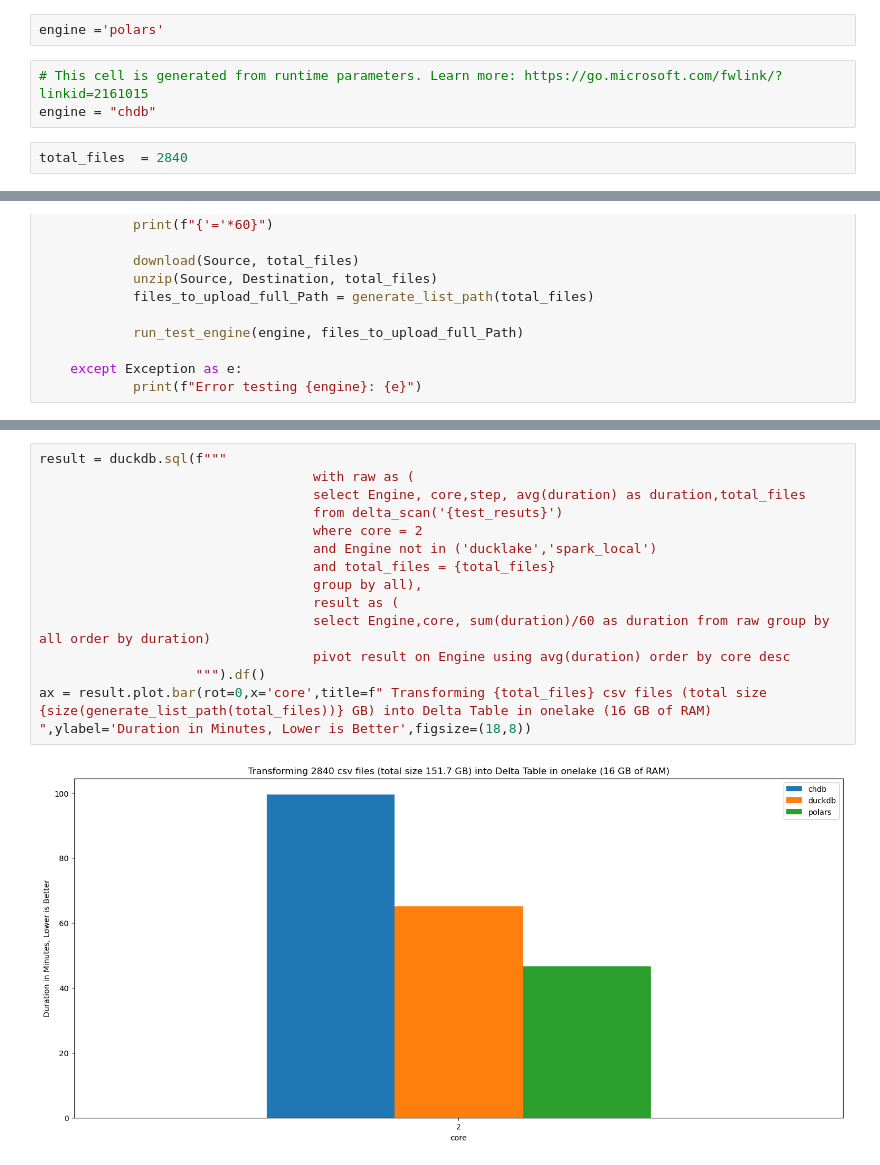
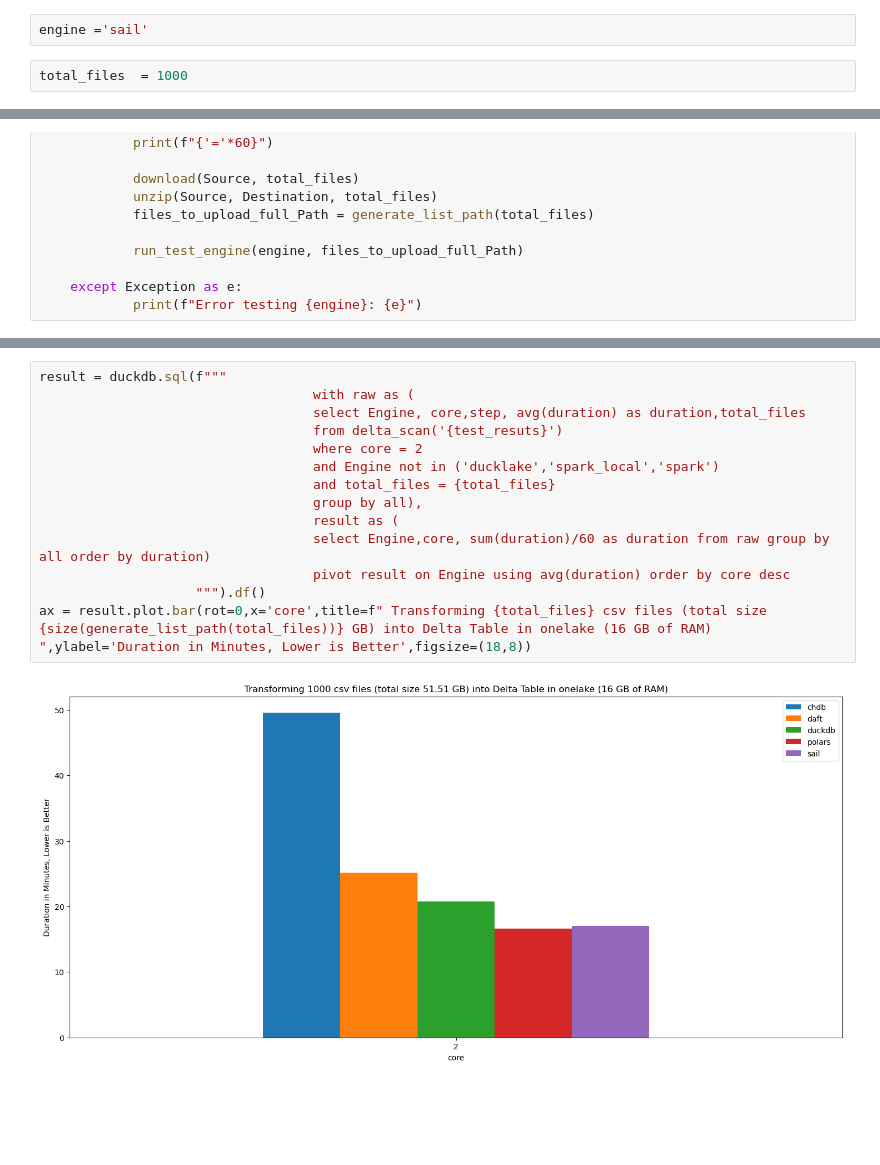
Before and after one commit to djouallah/Fabric_Notebooks_Demo, a Jupyter notebook: ETL/Light_ETL_Python_Notebook.ipynb, the cells around one changed output, grey strips where cells are left out. Saved outputs shown, nothing was run; the diff lists cells and outputs as text; blank space fills up the shorter version.

```diff
--- a/ETL/Light_ETL_Python_Notebook.ipynb
+++ b/ETL/Light_ETL_Python_Notebook.ipynb
@@ -12,10 +16,7 @@ sys.exit(0)
 # %%
-engine ='polars'
+engine ='sail'
-# %%
-# This cell is generated from runtime parameters. Learn more: https://go.microsoft.com/fwlink/?linkid=2161015
-engine = "chdb"
 # %%
-total_files  = 2840
+total_files  = 1000
 # %%
 Source        = "/lakehouse/default/Files/zip/"
 Destination   = "/lakehouse/default/Files/csv/"
@@ -587,16 +630,16 @@ dt.vacuum(retention_hours=0,dry_run=False,  enforce_retention_duration=False)
 # %%
 result = duckdb.sql(f"""
                                    with raw as (
                                    select Engine, core,step, avg(duration) as duration,total_files
                                    from delta_scan('{test_resuts}')
                                    where core = 2
-                                   and Engine not in ('ducklake','spark_local')
+                                   and Engine not in ('ducklake','spark_local','spark')
                                    and total_files = {total_files}
                                    group by all),
                                    result as (
                                    select Engine,core, sum(duration)/60 as duration from raw group by all order by duration)
                                    pivot result on Engine using avg(duration) order by core desc
                     """).df()
 ax = result.plot.bar(rot=0,x='core',title=f" Transforming {total_files} csv files (total size {size(generate_list_path(total_files))} GB) into Delta Table in onelake (16 GB of RAM) ",ylabel='Duration in Minutes, Lower is Better',figsize=(18,8))
 # %% [output]
-[figure, old version]
+[figure, new version]
```
Also changed, not shown: parts of 5 cells of this notebook.
